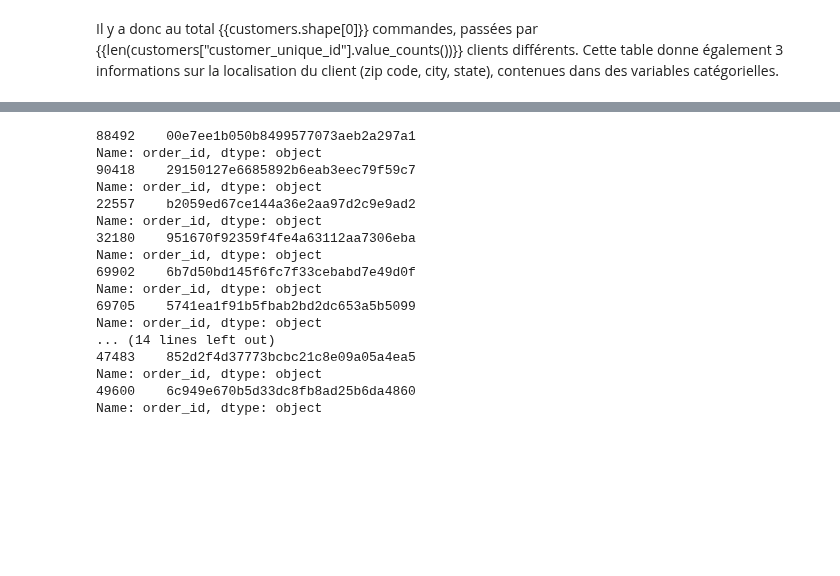
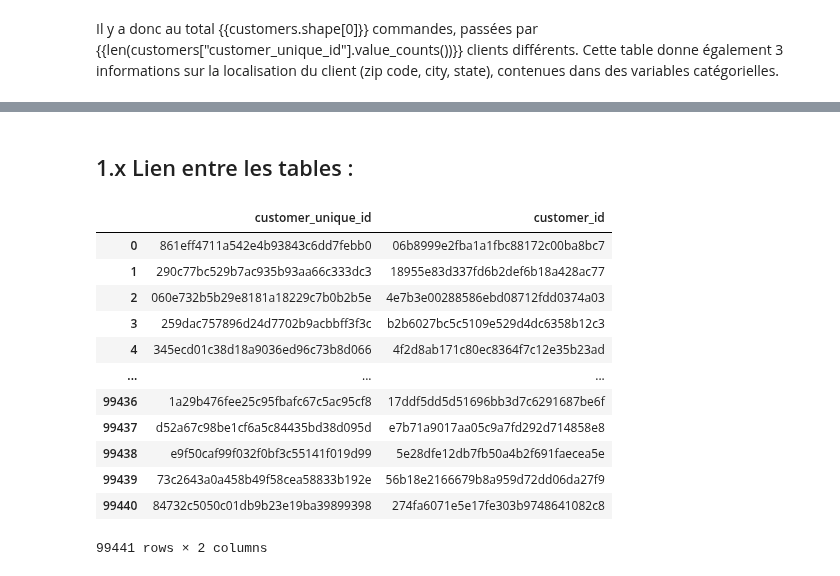
Before and after one commit to ClaireGayral/formation_openclassroom, a Jupyter notebook: P4_gayral_claire/analyse_exploratoire.ipynb, the cells around one changed output, grey strips where cells are left out. Cells and saved outputs as stored; diff of their text form; code cells hidden in the pictures; blank space fills up the shorter version.

```diff
--- a/P4_gayral_claire/analyse_exploratoire.ipynb
+++ b/P4_gayral_claire/analyse_exploratoire.ipynb
@@ -164,26 +290,26 @@ Ensuite, nous cherchons à classifier les clients selon leur consommation : rega
+# %% [markdown]
+## 1.x Lien entre les tables :
 # %%
 # sellers, products, orders, order_reviews,
 # order_items, geolocation, customers
 
-link_customer_order = {}
-
-for customer_id in customers["customer_id"][:15] :
-    print(orders.loc[orders["customer_id"]== customer_id, "order_id"])
+## customer-order
+customer_order = pd.merge(customers[["customer_unique_id","customer_id"]],
+    orders[["customer_id","order_id"]],
+    on = "customer_id", how = 'right')
-# %% [output]
-88492    00e7ee1b050b8499577073aeb2a297a1
-Name: order_id, dtype: object
-90418    29150127e6685892b6eab3eec79f59c7
-Name: order_id, dtype: object
-22557    b2059ed67ce144a36e2aa97d2c9e9ad2
-Name: order_id, dtype: object
-32180    951670f92359f4fe4a63112aa7306eba
-Name: order_id, dtype: object
-69902    6b7d50bd145f6fc7f33cebabd7e49d0f
-Name: order_id, dtype: object
-69705    5741ea1f91b5fbab2bd2dc653a5b5099
-Name: order_id, dtype: object
-... (14 lines left out)
-47483    852d2f4d37773bcbc21c8e09a05a4ea5
-Name: order_id, dtype: object
-49600    6c949e670b5d33dc8fb8ad25b6da4860
-Name: order_id, dtype: object
+# %%
+customers[["customer_unique_id","customer_id"]]
+# %% [output]
+|  | customer_unique_id | customer_id |
+| 0 | 861eff4711a542e4b93843c6dd7febb0 | 06b8999e2fba1a1fbc88172c00ba8bc7 |
+| 1 | 290c77bc529b7ac935b93aa66c333dc3 | 18955e83d337fd6b2def6b18a428ac77 |
+| 2 | 060e732b5b29e8181a18229c7b0b2b5e | 4e7b3e00288586ebd08712fdd0374a03 |
+| 3 | 259dac757896d24d7702b9acbbff3f3c | b2b6027bc5c5109e529d4dc6358b12c3 |
+| 4 | 345ecd01c38d18a9036ed96c73b8d066 | 4f2d8ab171c80ec8364f7c12e35b23ad |
+| ... | ... | ... |
+| 99436 | 1a29b476fee25c95fbafc67c5ac95cf8 | 17ddf5dd5d51696bb3d7c6291687be6f |
+| 99437 | d52a67c98be1cf6a5c84435bd38d095d | e7b71a9017aa05c9a7fd292d714858e8 |
+| 99438 | e9f50caf99f032f0bf3c55141f019d99 | 5e28dfe12db7fb50a4b2f691faecea5e |
+| 99439 | 73c2643a0a458b49f58cea58833b192e | 56b18e2166679b8a959d72dd06da27f9 |
+| 99440 | 84732c5050c01db9b23e19ba39899398 | 274fa6071e5e17fe303b9748641082c8 |
+99441 rows × 2 columns
```
Also changed, not shown: parts of 22 cells of this notebook, 1 other file.
